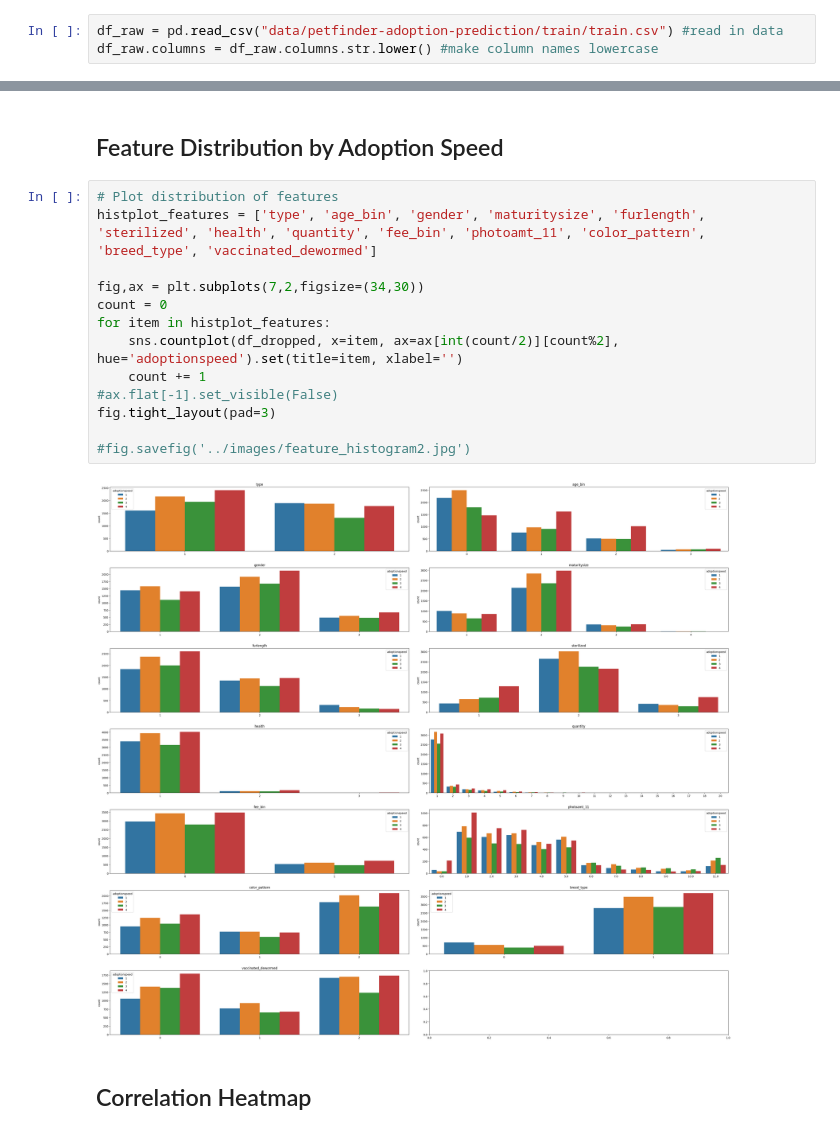
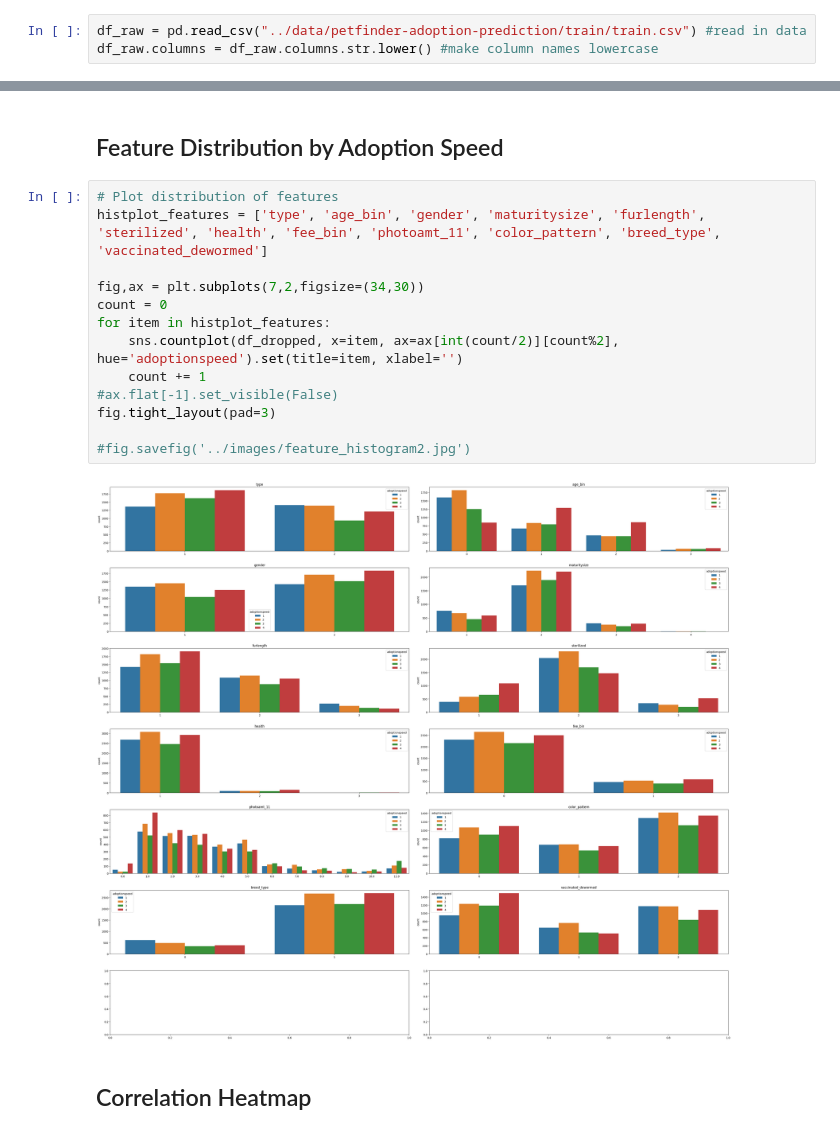
Before and after one commit to LanaCasselmann/ds_capstone_pet_adoptability, a Jupyter notebook: 01_EDA/EDA.ipynb, the cells around one changed output, grey strips where cells are left out. Cells and saved outputs as stored; diff of their text form.

```diff
--- a/01_EDA.ipynb
+++ b/01_EDA/EDA.ipynb
@@ -35,7 +44,7 @@ pd.set_option('display.max_rows', 10)
 # %%
 # plot settings
 # %%
-df_raw = pd.read_csv("data/petfinder-adoption-prediction/train/train.csv") #read in data
+df_raw = pd.read_csv("../data/petfinder-adoption-prediction/train/train.csv") #read in data
 df_raw.columns = df_raw.columns.str.lower() #make column names lowercase
 # %%
 df_raw.head().T
@@ -560,19 +569,19 @@ df_dropped = df_dropped.drop("quantity", axis=1)
 ## Feature Distribution by Adoption Speed
 # %%
 # Plot distribution of features
-histplot_features = ['type', 'age_bin', 'gender', 'maturitysize', 'furlength', 'sterilized', 'health', 'quantity', 'fee_bin', 'photoamt_11', 'color_pattern', 'breed_type', 'vaccinated_dewormed']
+histplot_features = ['type', 'age_bin', 'gender', 'maturitysize', 'furlength', 'sterilized', 'health', 'fee_bin', 'photoamt_11', 'color_pattern', 'breed_type', 'vaccinated_dewormed']
 
 fig,ax = plt.subplots(7,2,figsize=(34,30))
 count = 0
 for item in histplot_features:
     sns.countplot(df_dropped, x=item, ax=ax[int(count/2)][count%2], hue='adoptionspeed').set(title=item, xlabel='')
     count += 1
 #ax.flat[-1].set_visible(False)
 fig.tight_layout(pad=3)
 
 #fig.savefig('../images/feature_histogram2.jpg')
 # %% [output]
-[figure, old version]
+[figure, new version]
 # %% [markdown]
 ## Correlation Heatmap
 # %%
```
Also changed, not shown: parts of 6 cells of this notebook, 33 other files.
